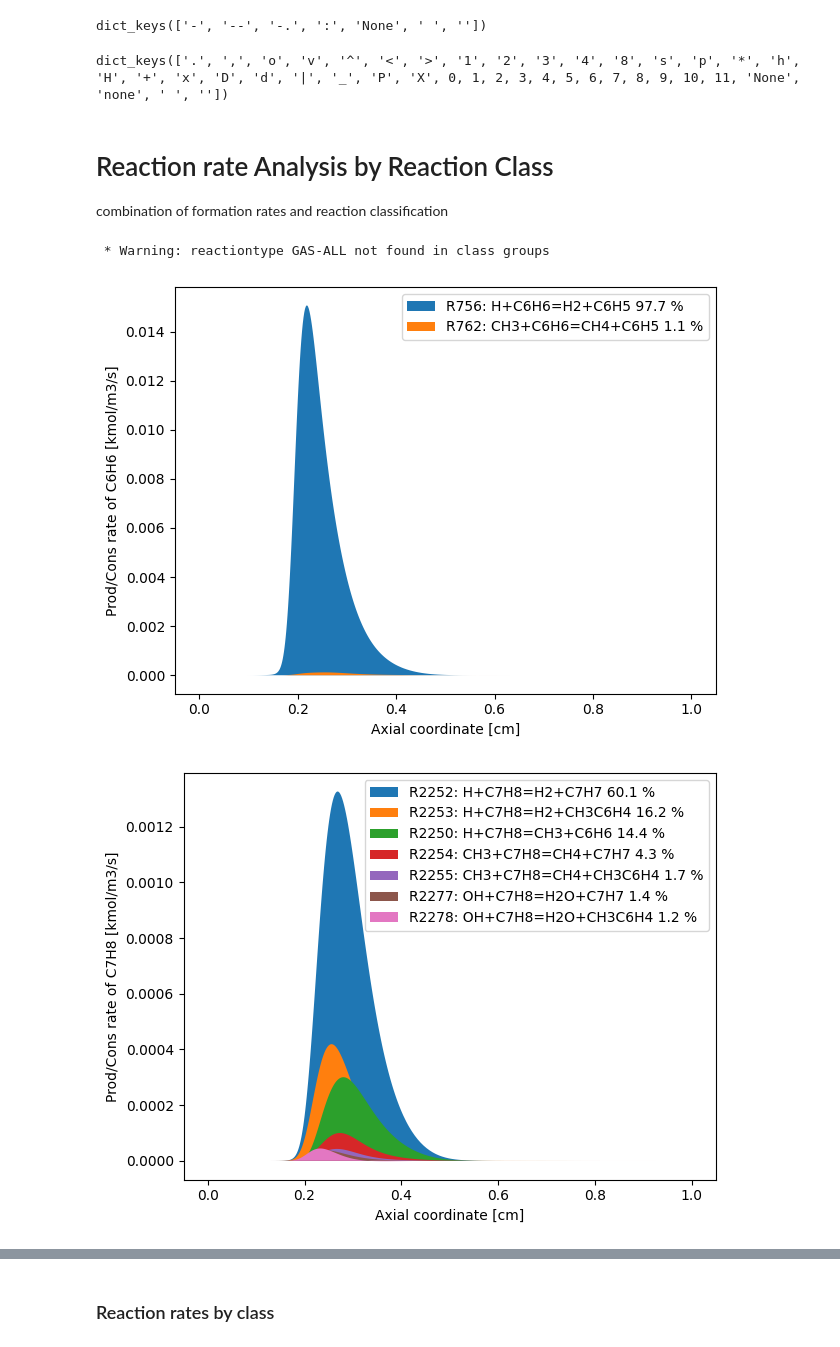
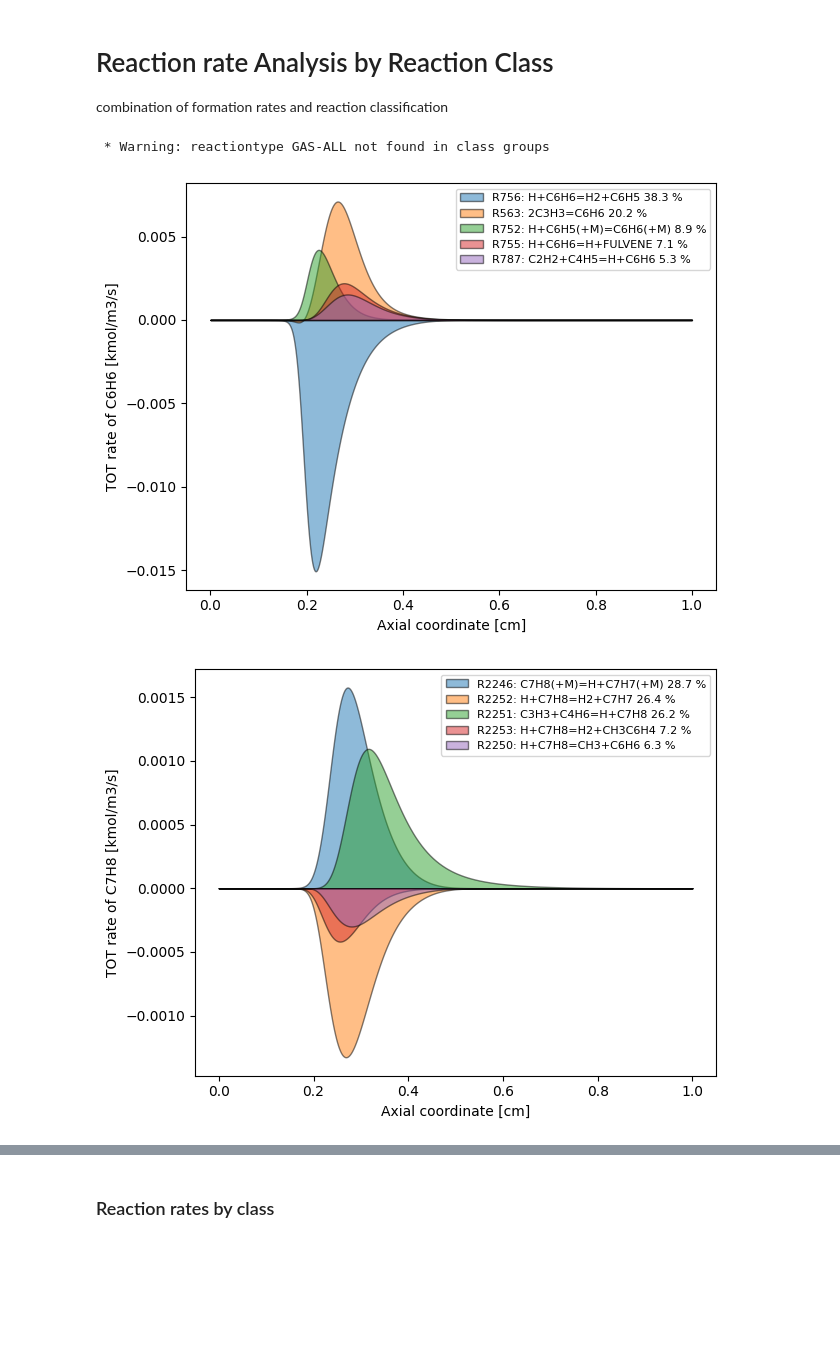
Before and after one commit to tdinelli/pySMOKEPostProcessor, a Jupyter notebook: examples/Reaction_Classes-Rates.ipynb, the cells around one changed output, grey strips where cells are left out. Cells and saved outputs as stored; diff of their text form; code cells hidden in the pictures; blank space fills up the shorter version.

Commit message:
cumulative simplified; consumption fluxes put negative; tot flux added as default

```diff
--- a/examples/Reaction_Classes-Rates.ipynb
+++ b/examples/Reaction_Classes-Rates.ipynb
@@ -3,14 +3,6 @@ import os
 import pySMOKEPostProcessor as pp
 import matplotlib.pyplot as plt
 import numpy as np
-# %%
-lines.lineStyles.keys()
-# %% [output]
-dict_keys(['-', '--', '-.', ':', 'None', ' ', ''])
-# %%
-lines.lineMarkers.keys()
-# %% [output]
-dict_keys(['.', ',', 'o', 'v', '^', '<', '>', '1', '2', '3', '4', '8', 's', 'p', '*', 'h', 'H', '+', 'x', 'D', 'd', '|', '_', 'P', 'X', 0, 1, 2, 3, 4, 5, 6, 7, 8, 9, 10, 11, 'None', 'none', ' ', ''])
 # %% [markdown]
 # Reaction rate Analysis by Reaction Class
 
@@ -26,37 +18,36 @@ simul_fld = os.path.join(base_path, 'data', 'Classes', 'simul', 'Output-soot')
 # %%
 # species and class type
 species_list = ['C6H6','C7H8','BIN1A']
 sortlist = ['classtype'] # classtype, speciestype, reactiontype, bimoltype (R+R, RSR+RSR, M+M, ETC) sum if both apply and sort by this criteria
 
 # ropa options:
-ropa_type = 'global' 	 # alternative: {'local': 0.1}, {'region': [0.01, 0.1]}
-rate_type = 'C'          # rate based on carbon production/consumption
+rate_type = 'TOT'          # BOTH CONSUMPTION AND PRODUCTION ARE PLOTTED
 x_axis = 'axial-coordinate' # simulation of a flame - along axial coordinate
 
 # assign class
 fluxbyclass = pp.FluxByClass(kinetic_mechanism = kin_xml_fld,
                           classes_definition = class_groups_file,
                           verbose = False)
 
 # assign cumulative rate
 for species_i in species_list:
         x, rr_matrix, name_and_maxflux = fluxbyclass.process_cumulative_reaction_rate(
         simul_fld, x_axis, species_i, rate_type,
         # optional inputs: set to default as example
-        filter_ClassesToPlot = [], threshold = 1e-2, n_of_rxns = 40, verbose = False)
+        filter_ClassesToPlot = [], threshold = 5e-2, n_of_rxns = 40, verbose = False)
         #plot
 
         fig,ax=plt.subplots(nrows=1, ncols=1)
 
         for j in range(len(name_and_maxflux)):
-            ax.stackplot(x, rr_matrix[j])
+            ax.stackplot(x, rr_matrix[j], edgecolor = 'black', alpha = 0.5)
 
-        ax.legend(name_and_maxflux, fontsize="10")
+        ax.legend(name_and_maxflux, fontsize="8")
         ax.set_xlabel('Axial coordinate [cm]')
-        ax.set_ylabel('Prod/Cons rate of ' + species_i + ' [kmol/m3/s]')
+        ax.set_ylabel( rate_type + ' rate of ' + species_i + ' [kmol/m3/s]')
         plt.tight_layout()
-        pp.save_fig(fig, plt_fld, [''], simul_name + '-' + 'rates-' + species_i)
+        pp.save_fig(fig, plt_fld, [''], simul_name + '-' + rate_type +'-' + 'rates-' + species_i)
 # %% [output]
  * Warning: reactiontype GAS-ALL not found in class groups
-[figure, old version]
+[figure, new version]
-[figure, old version]
+[figure, new version]
```
Also changed, not shown: parts of 2 cells of this notebook, 12 other files.
